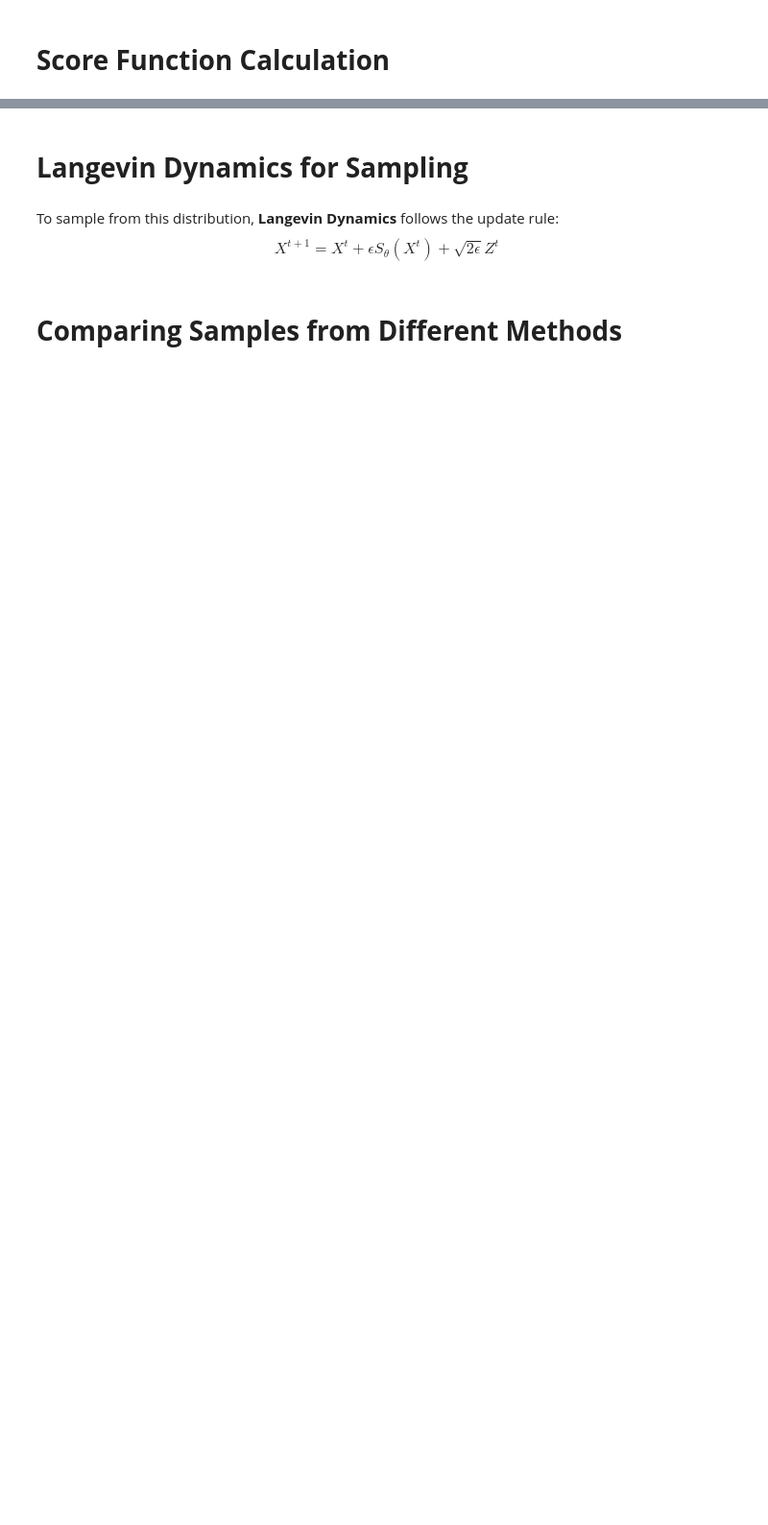
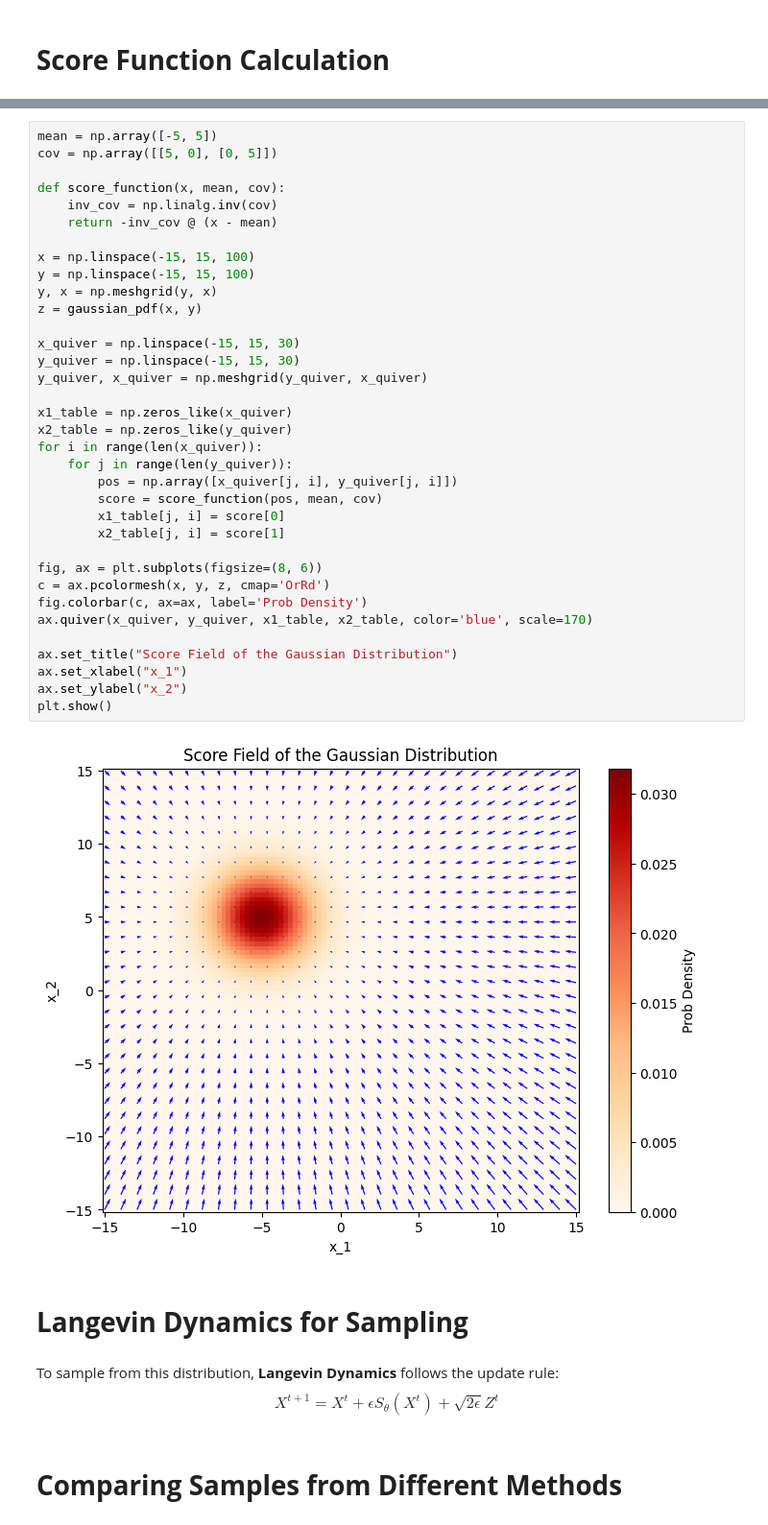
Before and after one commit to erfan-f/Data-Science-Course, a Jupyter notebook: CA1/Q1.ipynb, the cells around one changed output, grey strips where cells are left out. Shown: that part at 96% size. Drawn from its saved outputs; the diff is of its cells as text; blank space fills up the shorter version.

Commit message:
Update project structure and organization + Score function completion

```diff
--- a/CA1/Q1.ipynb
+++ b/CA1/Q1.ipynb
@@ -92,6 +92,43 @@ $$
 S_\theta(x) = -\begin{bmatrix} 0.2 & 0 \\ 0 & 0.2 \end{bmatrix} \begin{bmatrix} x_1 + 5 \\ x_2 - 5 \end{bmatrix}
 = \begin{bmatrix} -0.2 (x_1 + 5) \\ -0.2 (x_2 - 5) \end{bmatrix}
 $$
+# %%
+mean = np.array([-5, 5])
+cov = np.array([[5, 0], [0, 5]])
+
+def score_function(x, mean, cov):
+    inv_cov = np.linalg.inv(cov)
+    return -inv_cov @ (x - mean)
+
+x = np.linspace(-15, 15, 100)
+y = np.linspace(-15, 15, 100)
+y, x = np.meshgrid(y, x)
+z = gaussian_pdf(x, y)
+
+x_quiver = np.linspace(-15, 15, 30)
+y_quiver = np.linspace(-15, 15, 30)
+y_quiver, x_quiver = np.meshgrid(y_quiver, x_quiver)
+
+x1_table = np.zeros_like(x_quiver)
+x2_table = np.zeros_like(y_quiver)
+for i in range(len(x_quiver)):
+    for j in range(len(y_quiver)):
+        pos = np.array([x_quiver[j, i], y_quiver[j, i]])
+        score = score_function(pos, mean, cov)
+        x1_table[j, i] = score[0]
+        x2_table[j, i] = score[1]
+
+fig, ax = plt.subplots(figsize=(8, 6))
+c = ax.pcolormesh(x, y, z, cmap='OrRd')
+fig.colorbar(c, ax=ax, label='Prob Density')
+ax.quiver(x_quiver, y_quiver, x1_table, x2_table, color='blue', scale=170)
+
+ax.set_title("Score Field of the Gaussian Distribution")
+ax.set_xlabel("x_1")
+ax.set_ylabel("x_2")
+plt.show()
+# %% [output]
+[figure, added]
 # %% [markdown]
 # **Langevin Dynamics for Sampling**
 # %% [markdown]
```
Also changed, not shown: parts of 3 cells of this notebook.
